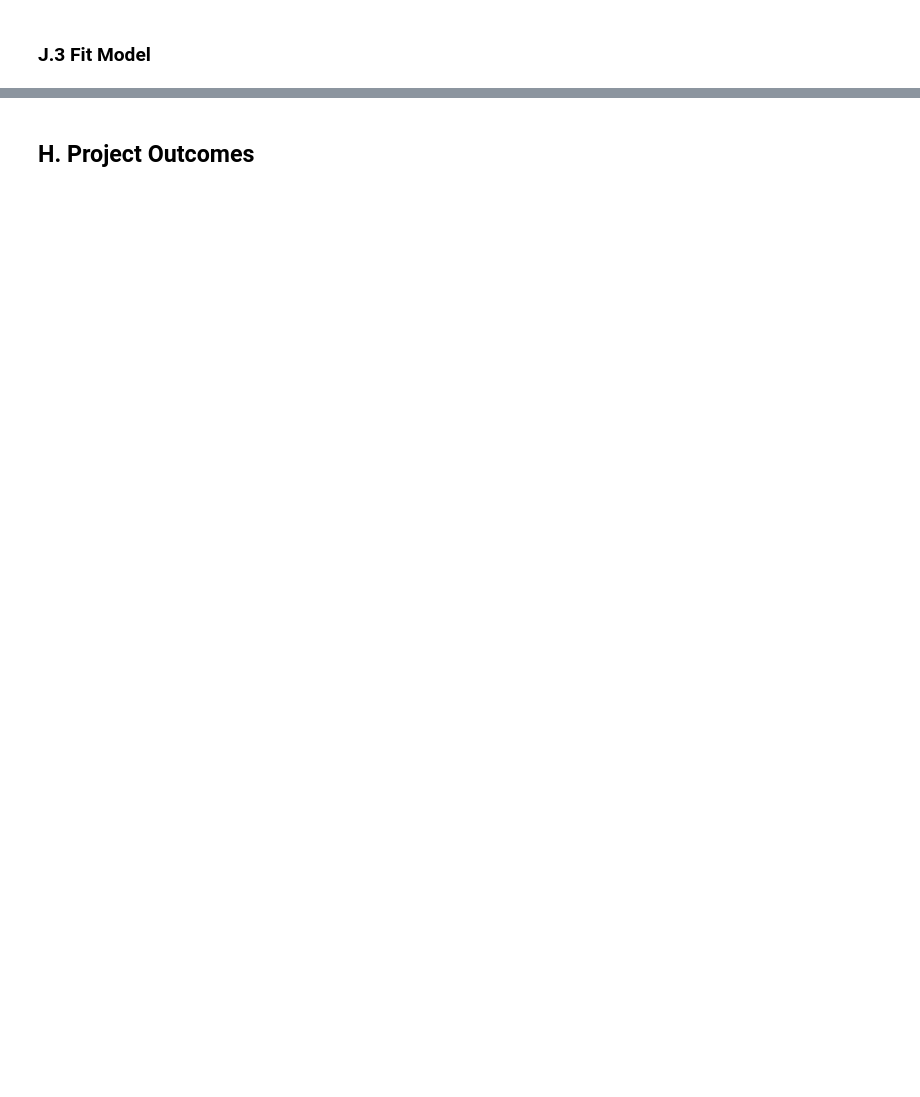
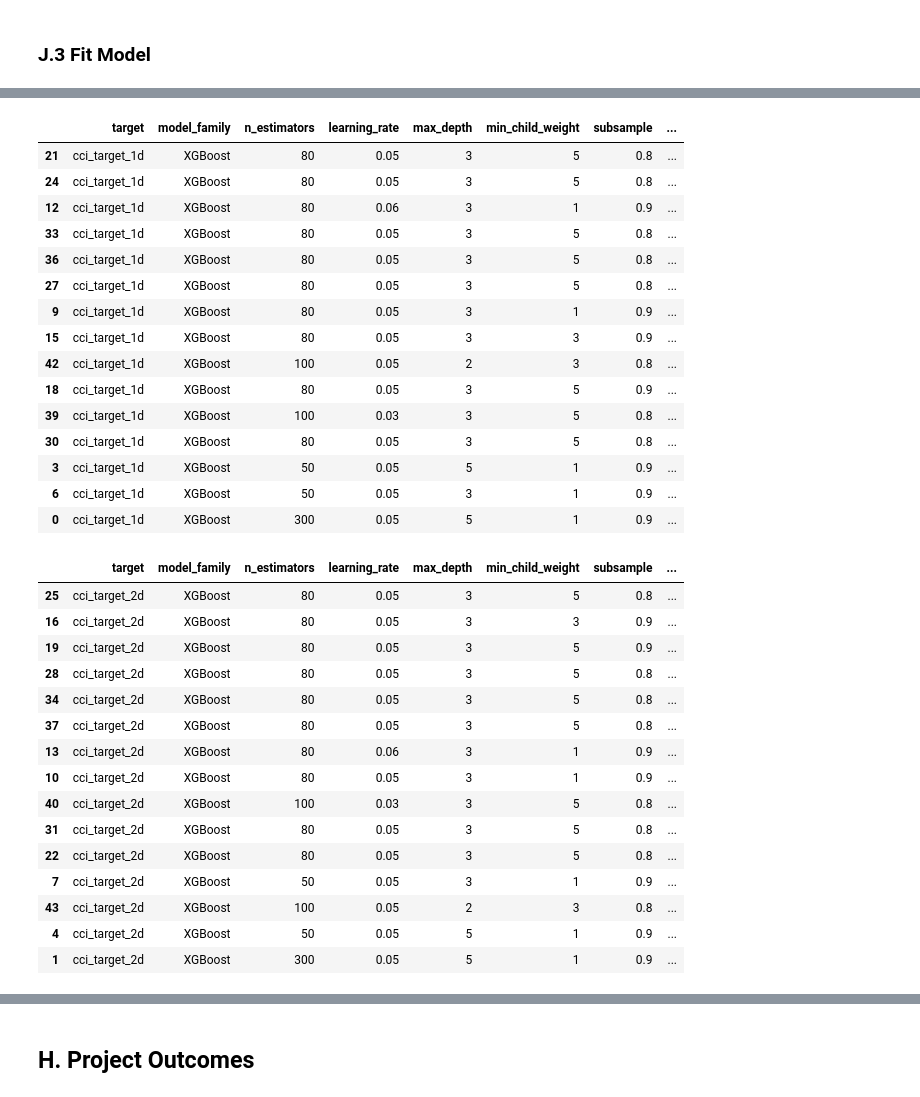
Before and after one commit to RP28/36120-26SP-AT2-26294153-experiments, a Jupyter notebook: notebooks/comfort_climate/36120_26SP_AT2_26294153_experiment_3.ipynb, the cells around one changed output, grey strips where cells are left out. Drawn from its saved outputs; the diff is of its cells as text; code cells hidden in the pictures; blank space fills up the shorter version.

```diff
--- a/notebooks/comfort_climate/36120_26SP_AT2_26294153_experiment_3.ipynb
+++ b/notebooks/comfort_climate/36120_26SP_AT2_26294153_experiment_3.ipynb
@@ -1351,0 +769,12 @@ Saved reusable tail-weighted boosted-model workflows to: /Users/ratnadeeppatra/a
+# %%
+metric_df15, models15 = test_xgboost_model(weather_df, experiment_3_preprocessing, **{
+    "n_estimators": 100,
+    "learning_rate": 0.05,
+    "max_depth": 2,
+    "min_child_weight": 3,
+    "subsample": 0.8,
+    "colsample_bytree": 0.8,
+    "reg_alpha": 0.05,
+    "reg_lambda": 3.0,
+})
+display(metric_df15)
@@ -1351,0 +787,58 @@ Saved reusable tail-weighted boosted-model workflows to: /Users/ratnadeeppatra/a
+# %%
+all_metric_df = pd.concat(
+    [
+        metric_df1.reset_index().assign(experiment="models1"),
+        metric_df2.reset_index().assign(experiment="models2"),
+        metric_df3.reset_index().assign(experiment="models3"),
+        metric_df4.reset_index().assign(experiment="models4"),
+        metric_df5.reset_index().assign(experiment="models5"),
+        metric_df6.reset_index().assign(experiment="models6"),
+        metric_df7.reset_index().assign(experiment="models7"),
+        metric_df8.reset_index().assign(experiment="models8"),
+        metric_df9.reset_index().assign(experiment="models9"),
+        metric_df10.reset_index().assign(experiment="models10"),
+        metric_df11.reset_index().assign(experiment="models11"),
+        metric_df12.reset_index().assign(experiment="models12"),
+        metric_df13.reset_index().assign(experiment="models13"),
+        metric_df14.reset_index().assign(experiment="models14"),
+        metric_df15.reset_index().assign(experiment="models15")
+    ],
+    ignore_index=True,
+)
+all_metric_df["rmse_gap"] = all_metric_df["val_rmse"] - all_metric_df["train_rmse"]
+all_metric_df = all_metric_df.sort_values(["target", "val_rmse", "rmse_gap"])
+for target in target_names:
+    display(all_metric_df[all_metric_df["target"] == target])
+# %% [output]
+|  | target | model_family | n_estimators | learning_rate | max_depth | min_child_weight | subsample | ... |
+| 21 | cci_target_1d | XGBoost | 80 | 0.05 | 3 | 5 | 0.8 | ... |
+| 24 | cci_target_1d | XGBoost | 80 | 0.05 | 3 | 5 | 0.8 | ... |
+| 12 | cci_target_1d | XGBoost | 80 | 0.06 | 3 | 1 | 0.9 | ... |
+| 33 | cci_target_1d | XGBoost | 80 | 0.05 | 3 | 5 | 0.8 | ... |
+| 36 | cci_target_1d | XGBoost | 80 | 0.05 | 3 | 5 | 0.8 | ... |
+| 27 | cci_target_1d | XGBoost | 80 | 0.05 | 3 | 5 | 0.8 | ... |
+| 9 | cci_target_1d | XGBoost | 80 | 0.05 | 3 | 1 | 0.9 | ... |
+| 15 | cci_target_1d | XGBoost | 80 | 0.05 | 3 | 3 | 0.9 | ... |
+| 42 | cci_target_1d | XGBoost | 100 | 0.05 | 2 | 3 | 0.8 | ... |
+| 18 | cci_target_1d | XGBoost | 80 | 0.05 | 3 | 5 | 0.9 | ... |
+| 39 | cci_target_1d | XGBoost | 100 | 0.03 | 3 | 5 | 0.8 | ... |
+| 30 | cci_target_1d | XGBoost | 80 | 0.05 | 3 | 5 | 0.8 | ... |
+| 3 | cci_target_1d | XGBoost | 50 | 0.05 | 5 | 1 | 0.9 | ... |
+| 6 | cci_target_1d | XGBoost | 50 | 0.05 | 3 | 1 | 0.9 | ... |
+| 0 | cci_target_1d | XGBoost | 300 | 0.05 | 5 | 1 | 0.9 | ... |
+|  | target | model_family | n_estimators | learning_rate | max_depth | min_child_weight | subsample | ... |
+| 25 | cci_target_2d | XGBoost | 80 | 0.05 | 3 | 5 | 0.8 | ... |
+| 16 | cci_target_2d | XGBoost | 80 | 0.05 | 3 | 3 | 0.9 | ... |
+| 19 | cci_target_2d | XGBoost | 80 | 0.05 | 3 | 5 | 0.9 | ... |
+| 28 | cci_target_2d | XGBoost | 80 | 0.05 | 3 | 5 | 0.8 | ... |
+| 34 | cci_target_2d | XGBoost | 80 | 0.05 | 3 | 5 | 0.8 | ... |
+| 37 | cci_target_2d | XGBoost | 80 | 0.05 | 3 | 5 | 0.8 | ... |
+| 13 | cci_target_2d | XGBoost | 80 | 0.06 | 3 | 1 | 0.9 | ... |
+| 10 | cci_target_2d | XGBoost | 80 | 0.05 | 3 | 1 | 0.9 | ... |
+| 40 | cci_target_2d | XGBoost | 100 | 0.03 | 3 | 5 | 0.8 | ... |
+| 31 | cci_target_2d | XGBoost | 80 | 0.05 | 3 | 5 | 0.8 | ... |
+| 22 | cci_target_2d | XGBoost | 80 | 0.05 | 3 | 5 | 0.8 | ... |
+| 7 | cci_target_2d | XGBoost | 50 | 0.05 | 3 | 1 | 0.9 | ... |
+| 43 | cci_target_2d | XGBoost | 100 | 0.05 | 2 | 3 | 0.8 | ... |
+| 4 | cci_target_2d | XGBoost | 50 | 0.05 | 5 | 1 | 0.9 | ... |
+| 1 | cci_target_2d | XGBoost | 300 | 0.05 | 5 | 1 | 0.9 | ... |
```
Also changed, not shown: parts of 131 cells of this notebook, 5 other files.
